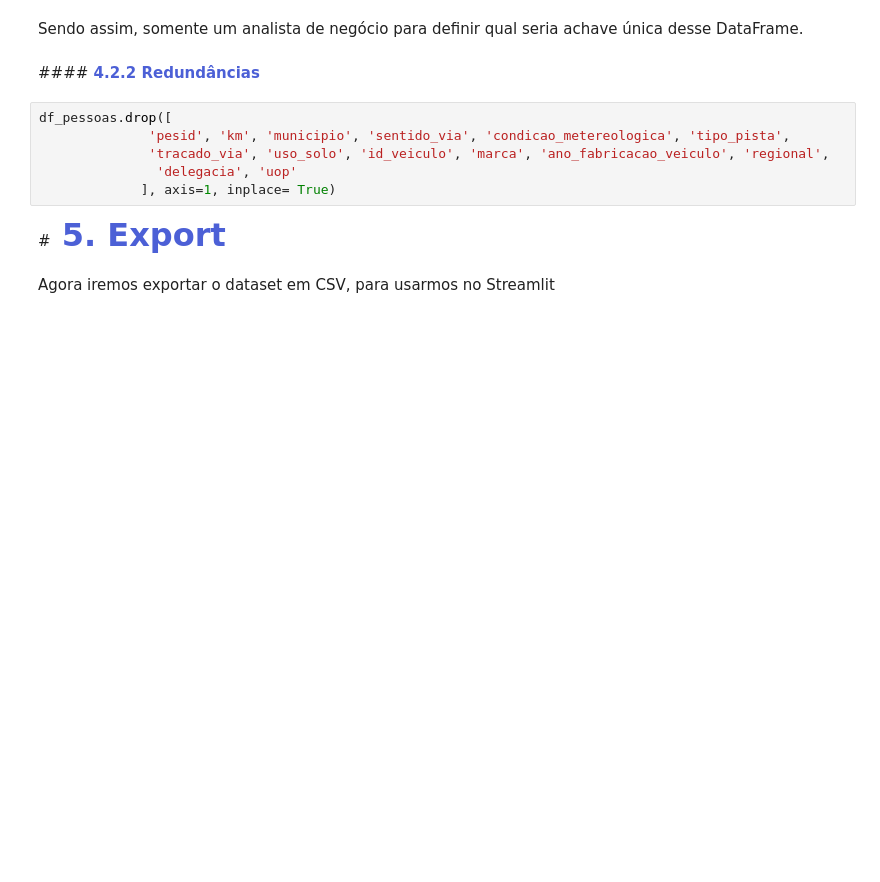
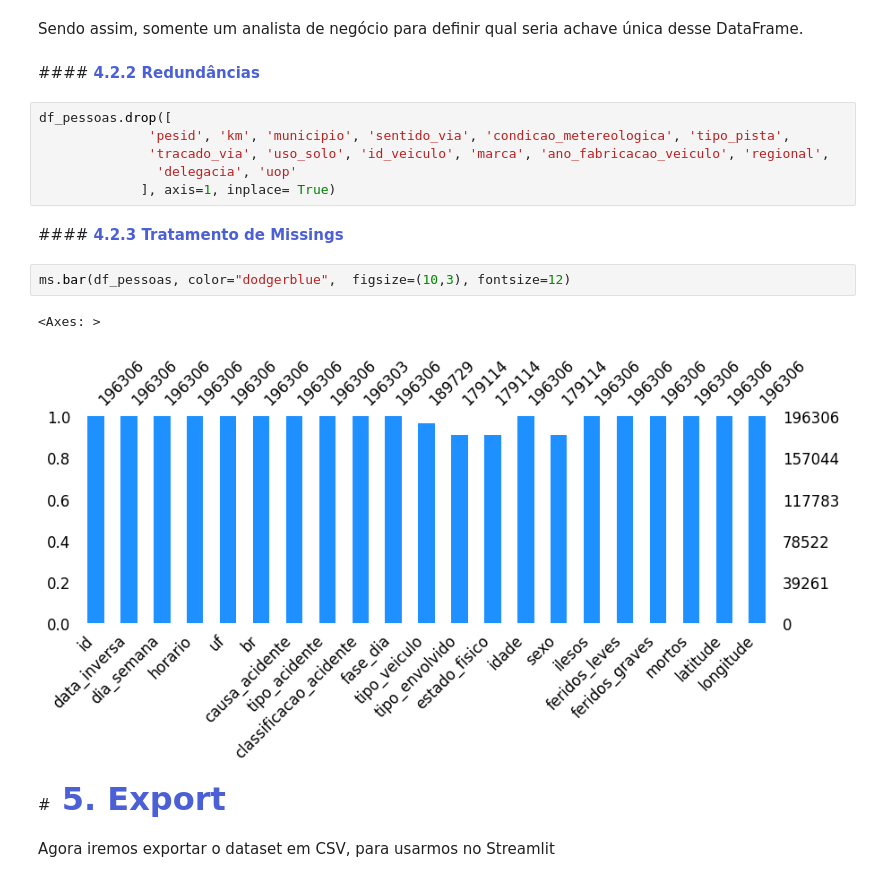
Before and after one commit to gabrielmprata/acidentes_transito, a Jupyter notebook: Acidentes_Rodoviarios_PreProc.ipynb, the cells around one changed output. Saved outputs shown, nothing was run; the diff lists cells and outputs as text; blank space fills up the shorter version.

```diff
--- a/Acidentes_Rodoviarios_PreProc.ipynb
+++ b/Acidentes_Rodoviarios_PreProc.ipynb
@@ -739,6 +739,13 @@ df_pessoas.drop([
               'tracado_via', 'uso_solo', 'id_veiculo', 'marca', 'ano_fabricacao_veiculo', 'regional',
                'delegacia', 'uop'
              ], axis=1, inplace= True)
+# %% [markdown]
+####**<font color=#4c60d6> 4.2.3 Tratamento de Missings**
+# %%
+ms.bar(df_pessoas, color="dodgerblue",  figsize=(10,3), fontsize=12)
+# %% [output]
+<Axes: >
+[figure, added]
 # %% [markdown]
 #**<font color=#4c60d6 size="6"> 5. Export**
 # %% [markdown]
```
